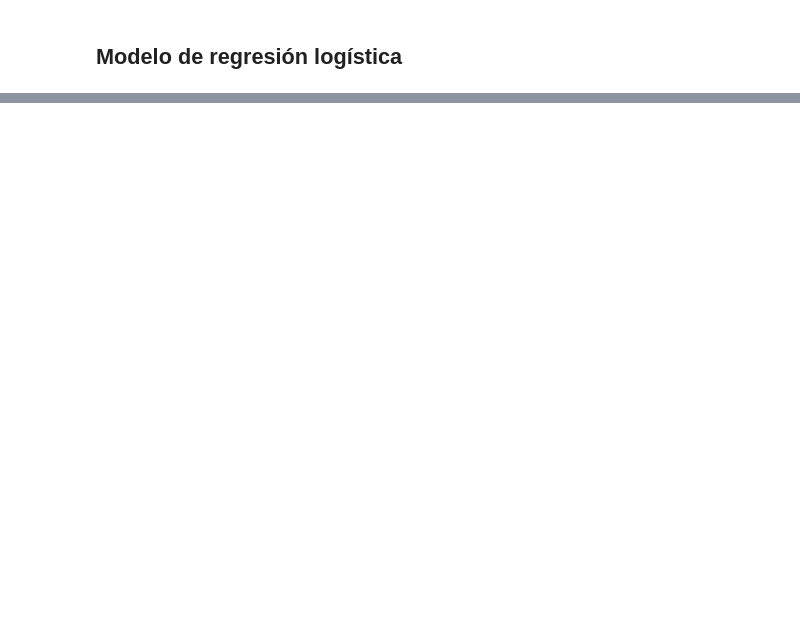
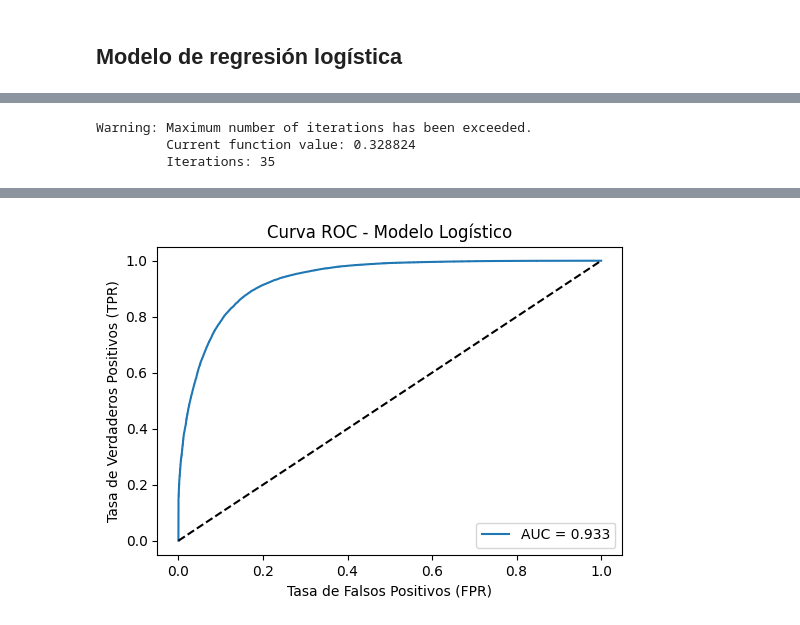
Before and after one commit to ivanna0994/jbook_dataviz_2025, a Jupyter notebook: _sources/capitulo4.ipynb, the cells around one changed output, grey strips where cells are left out. Saved outputs shown, nothing was run; the diff lists cells and outputs as text; code cells hidden in the pictures; blank space fills up the shorter version.

```diff
--- a/_sources/capitulo4.ipynb
+++ b/_sources/capitulo4.ipynb
@@ -1,5 +1,2 @@
 # %% [markdown]
 ## Modelo de regresión logística
-# %%
-import pandas as pd
-datos = pd.read_csv("/Users/macbook/Downloads/datos_winsor.csv")
@@ -6,5 +7,5 @@ datos = pd.read_csv("/Users/macbook/Downloads/datos_winsor.csv")
 # %%
-columnas = [
+variables = [
     'formalidad', 'CLASE', 'Sexo', 'Edad', 'Parentesco con jefe de hogar',
     '¿Usted se reconoce como?', 'Estado civil',
     '¿Afiliado, cotizante o beneficiario de seguridad social en salud?',
@@ -21,5 +22,3 @@ columnas = [
     'Meses que estuvo sin empleo entre su trabajo actual y el anterior',
     'Tiempo de desplazamiento hasta su sitio de trabajo'
 ]
-
-datos_modelo = datos[columnas].dropna()
@@ -32,11 +24,0 @@ X_encoded = pd.get_dummies(X, drop_first=True)
-# %%
-import statsmodels.api as sm
-
-# Agregar constante
-X_encoded = sm.add_constant(X_encoded)
-
-# Ajustar modelo
-modelo_logit = sm.Logit(y, X_encoded).fit()
-
-# Mostrar resumen del modelo
-print(modelo_logit.summary())
@@ -44,0 +200,48 @@ ValueError: Pandas data cast to numpy dtype of object. Check input data with np.
+# %%
+from sklearn.model_selection import train_test_split
+import statsmodels.api as sm
+from sklearn.metrics import (
+    confusion_matrix, accuracy_score, precision_score, recall_score, f1_score
+)
+import numpy as np
+from sklearn.metrics import roc_curve, roc_auc_score
+import matplotlib.pyplot as plt
+
+# Dividir los datos en 80% entrenamiento y 20% prueba
+X_train, X_test, y_train, y_test = train_test_split(
+    X_dummies, y, test_size=0.2, random_state=42, stratify=y
+)
+# Ajustar el modelo en los datos de entrenamiento
+modelo_train = sm.Logit(y_train, X_train).fit()
+
+# Resumen del modelo
+print(modelo_train.summary())
+
+# Predicciones de probabilidad y clasificación
+y_pred_prob = modelo_train.predict(X_test)
+y_pred = np.where(y_pred_prob >= 0.5, 1, 0)
+
+# Métricas
+print("Matriz de Confusión:\n", confusion_matrix(y_test, y_pred))
+print("\nExactitud:", round(accuracy_score(y_test, y_pred), 3))
+print("Precisión:", round(precision_score(y_test, y_pred), 3))
+print("Recall:", round(recall_score(y_test, y_pred), 3))
+print("F1 Score:", round(f1_score(y_test, y_pred), 3))
+
+# Calcular curva ROC
+fpr, tpr, thresholds = roc_curve(y_test, y_pred_prob)
+auc_score = roc_auc_score(y_test, y_pred_prob)
+
+# Graficar
+plt.figure(figsize=(6,4))
+plt.plot(fpr, tpr, label=f"AUC = {auc_score:.3f}")
+plt.plot([0,1], [0,1], 'k--')
+plt.xlabel("Tasa de Falsos Positivos (FPR)")
+plt.ylabel("Tasa de Verdaderos Positivos (TPR)")
+plt.title("Curva ROC - Modelo Logístico")
+plt.legend()
+plt.show()
+# %% [output]
+Warning: Maximum number of iterations has been exceeded.
+         Current function value: 0.328824
+         Iterations: 35
@@ -44,0 +265 @@ ValueError: Pandas data cast to numpy dtype of object. Check input data with np.
+[figure, added]
```
Also changed, not shown: parts of 19 cells of this notebook, 12 other files.
